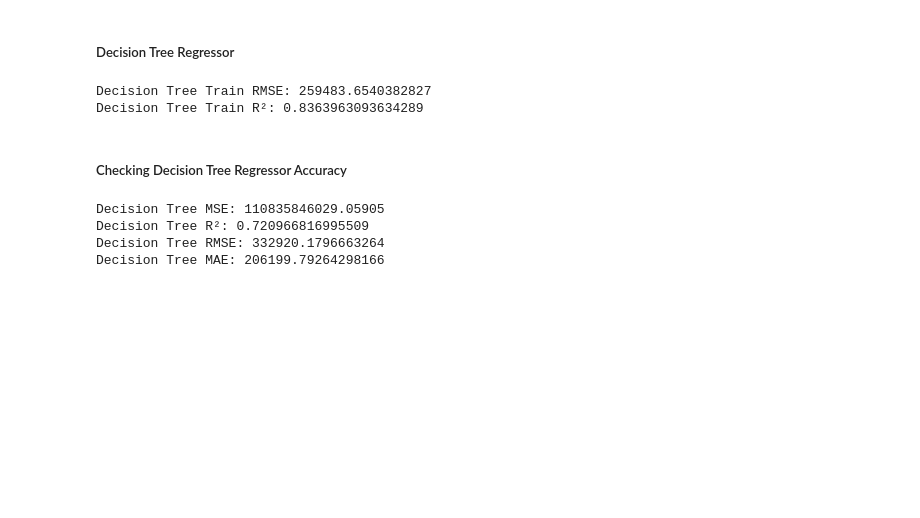
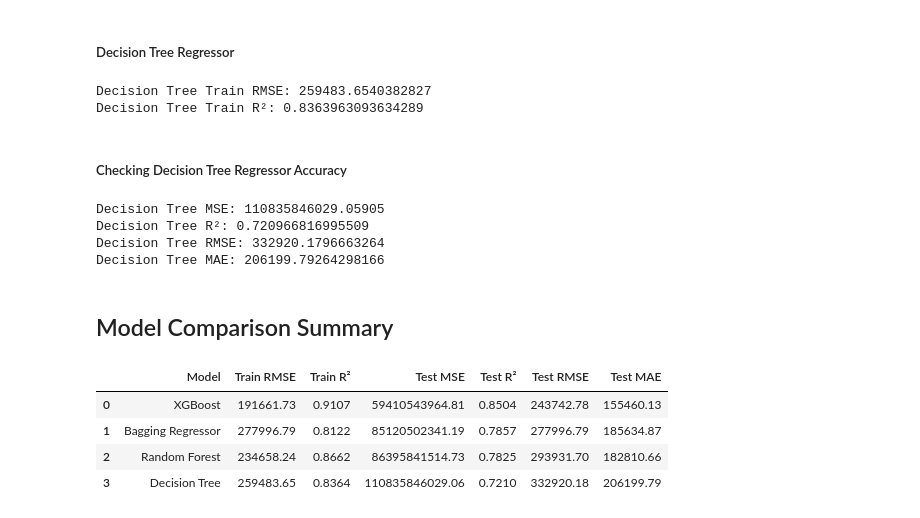
Before and after one commit to AbdulRahman-MFarag/Melbourne-Housing-Price-Prediction, a Jupyter notebook: Melbourne.ipynb, the cells around one changed output. Cells and saved outputs as stored; diff of their text form; code cells hidden in the pictures; blank space fills up the shorter version.

Commit message:
added model comparison

```diff
--- a/Melbourne.ipynb
+++ b/Melbourne.ipynb
@@ -373,3 +373,37 @@ Decision Tree MSE: 110835846029.05905
 Decision Tree R²: 0.720966816995509
 Decision Tree RMSE: 332920.1796663264
 Decision Tree MAE: 206199.79264298166
+# %% [markdown]
+## Model Comparison Summary
+# %%
+# Create comparison table for all models
+comparison_data = {
+    'Model': ['XGBoost', 'Bagging Regressor', 'Random Forest', 'Decision Tree'],
+    'Train RMSE': [xgb_train_rmse, bg_train_rmse, rf_train_rmse, dt_train_rmse],
+    'Train R²': [xgb_train_r2, bg_train_r2, rf_train_r2, dt_train_r2],
+    'Test MSE': [xgb_mse, bg_mse, rf_mse, dt_mse],
+    'Test R²': [xgb_r2, bg_r2, rf_r2, dt_r2],
+    'Test RMSE': [xgb_rmse, bg_train_rmse, rf_rmse, dt_rmse],
+    'Test MAE': [xbg_mae, bg_mae, rf_mae, dt_mae]
+}
+
+comparison_df = pd.DataFrame(comparison_data)
+
+
+# Format and display with better readability
+st = comparison_df.style.format({
+    'Train RMSE': '{:.2f}',
+    'Train R²': '{:.4f}',
+    'Test MSE': '{:.2f}',
+    'Test R²': '{:.4f}',
+    'Test RMSE': '{:.2f}',
+    'Test MAE': '{:.2f}'
+})
+
+st
+# %% [output]
+|  | Model | Train RMSE | Train R² | Test MSE | Test R² | Test RMSE | Test MAE |
+| 0 | XGBoost | 191661.73 | 0.9107 | 59410543964.81 | 0.8504 | 243742.78 | 155460.13 |
+| 1 | Bagging Regressor | 277996.79 | 0.8122 | 85120502341.19 | 0.7857 | 277996.79 | 185634.87 |
+| 2 | Random Forest | 234658.24 | 0.8662 | 86395841514.73 | 0.7825 | 293931.70 | 182810.66 |
+| 3 | Decision Tree | 259483.65 | 0.8364 | 110835846029.06 | 0.7210 | 332920.18 | 206199.79 |
```
